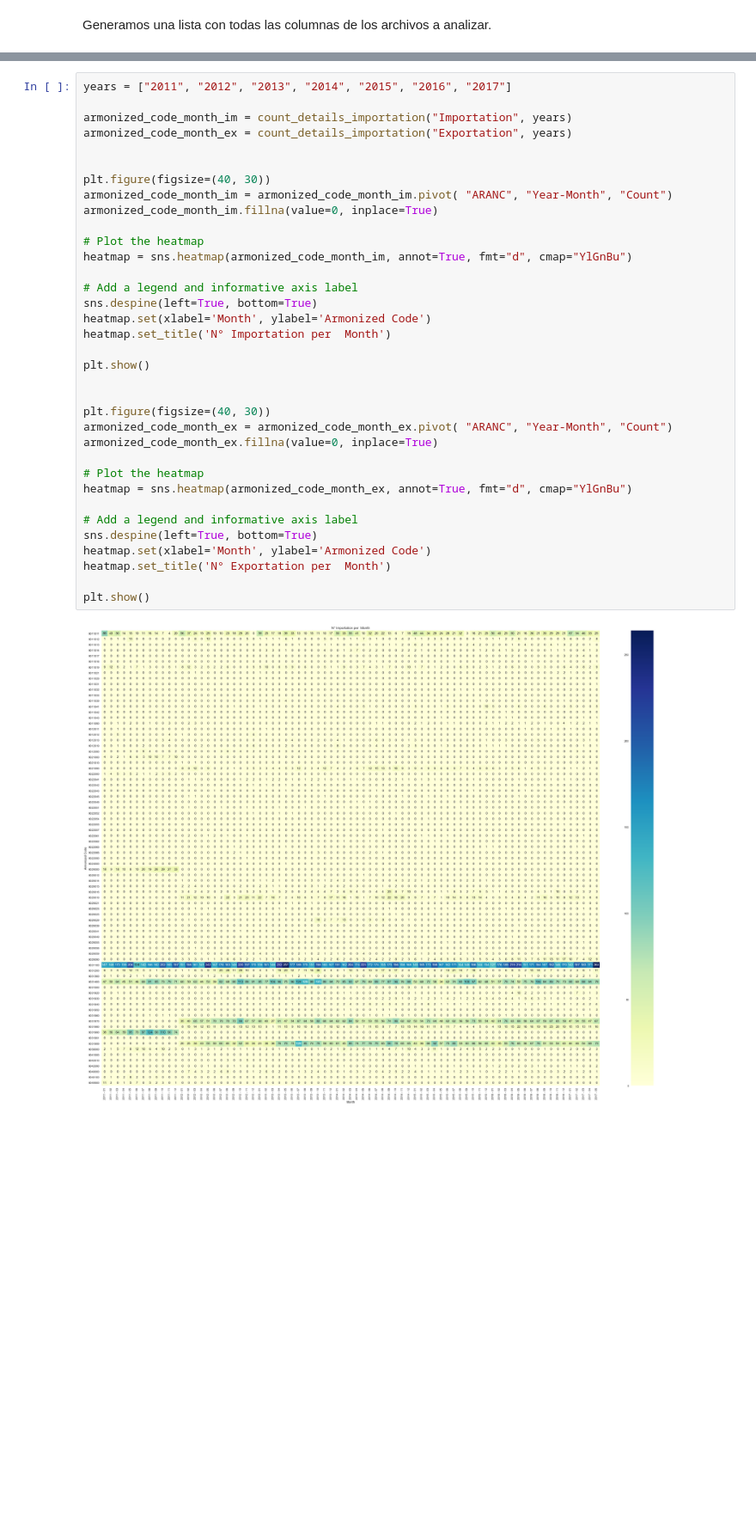
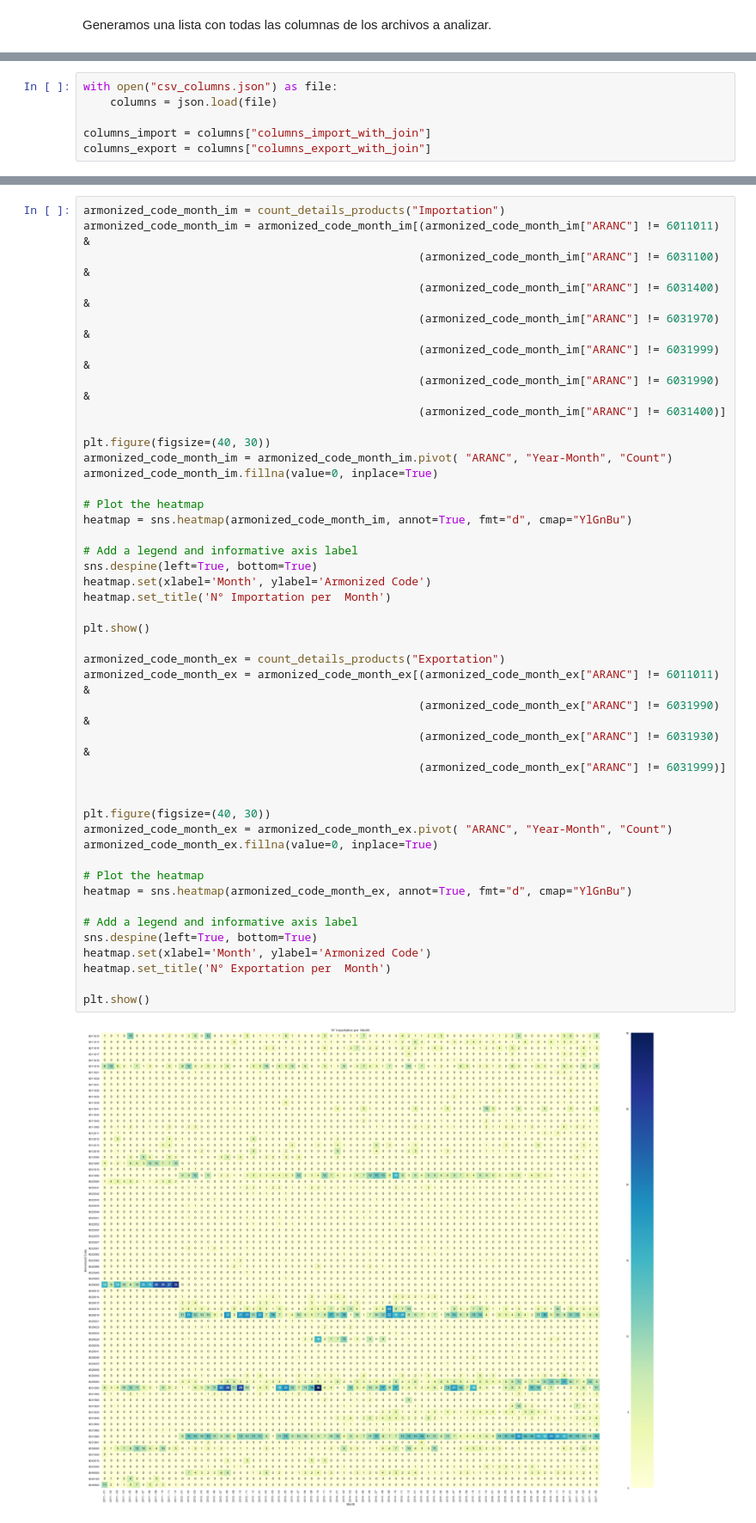
Before and after one commit to Hernan4444/DataScience-Agro, a Jupyter notebook: Visual data 2.ipynb, the cells around one changed output, grey strips where cells are left out. Shown at 86% size. Saved outputs shown, nothing was run; the diff lists cells and outputs as text; blank space fills up the shorter version.

Commit message:
Visual data

```diff
--- a/Visual data 2.ipynb
+++ b/Visual data 2.ipynb
@@ -76 +13,7 @@ columns_import =\
+# %%
+with open("csv_columns.json") as file:
+    columns = json.load(file)
+
+columns_import = columns["columns_import_with_join"]
+columns_export = columns["columns_export_with_join"]
 # %%
@@ -112,39 +52,48 @@ def count_details_importation(types, years):
 
     return armonized_code_month
 # %%
-years = ["2011", "2012", "2013", "2014", "2015", "2016", "2017"]
-
-armonized_code_month_im = count_details_importation("Importation", years)
-armonized_code_month_ex = count_details_importation("Exportation", years)
-
+armonized_code_month_im = count_details_products("Importation")
+armonized_code_month_im = armonized_code_month_im[(armonized_code_month_im["ARANC"] != 6011011) &
+                                                  (armonized_code_month_im["ARANC"] != 6031100) &
+                                                  (armonized_code_month_im["ARANC"] != 6031400) &
+                                                  (armonized_code_month_im["ARANC"] != 6031970) &
+                                                  (armonized_code_month_im["ARANC"] != 6031999) &
+                                                  (armonized_code_month_im["ARANC"] != 6031990) &
+                                                  (armonized_code_month_im["ARANC"] != 6031400)]
 
 plt.figure(figsize=(40, 30))
 armonized_code_month_im = armonized_code_month_im.pivot( "ARANC", "Year-Month", "Count")
 armonized_code_month_im.fillna(value=0, inplace=True)
 
 # Plot the heatmap
 heatmap = sns.heatmap(armonized_code_month_im, annot=True, fmt="d", cmap="YlGnBu")
 
 # Add a legend and informative axis label
 sns.despine(left=True, bottom=True)
 heatmap.set(xlabel='Month', ylabel='Armonized Code')
 heatmap.set_title('N° Importation per  Month')
 
 plt.show()
 
+armonized_code_month_ex = count_details_products("Exportation")
+armonized_code_month_ex = armonized_code_month_ex[(armonized_code_month_ex["ARANC"] != 6011011) &
+                                                  (armonized_code_month_ex["ARANC"] != 6031990) &
+                                                  (armonized_code_month_ex["ARANC"] != 6031930) &
+                                                  (armonized_code_month_ex["ARANC"] != 6031999)]
+
 
 plt.figure(figsize=(40, 30))
 armonized_code_month_ex = armonized_code_month_ex.pivot( "ARANC", "Year-Month", "Count")
 armonized_code_month_ex.fillna(value=0, inplace=True)
 
 # Plot the heatmap
 heatmap = sns.heatmap(armonized_code_month_ex, annot=True, fmt="d", cmap="YlGnBu")
 
 # Add a legend and informative axis label
 sns.despine(left=True, bottom=True)
 heatmap.set(xlabel='Month', ylabel='Armonized Code')
 heatmap.set_title('N° Exportation per  Month')
 
 plt.show()
 # %% [output]
-[figure, old version]
+[figure, new version]
```
Also changed, not shown: parts of 4 cells of this notebook, 1 other file.
